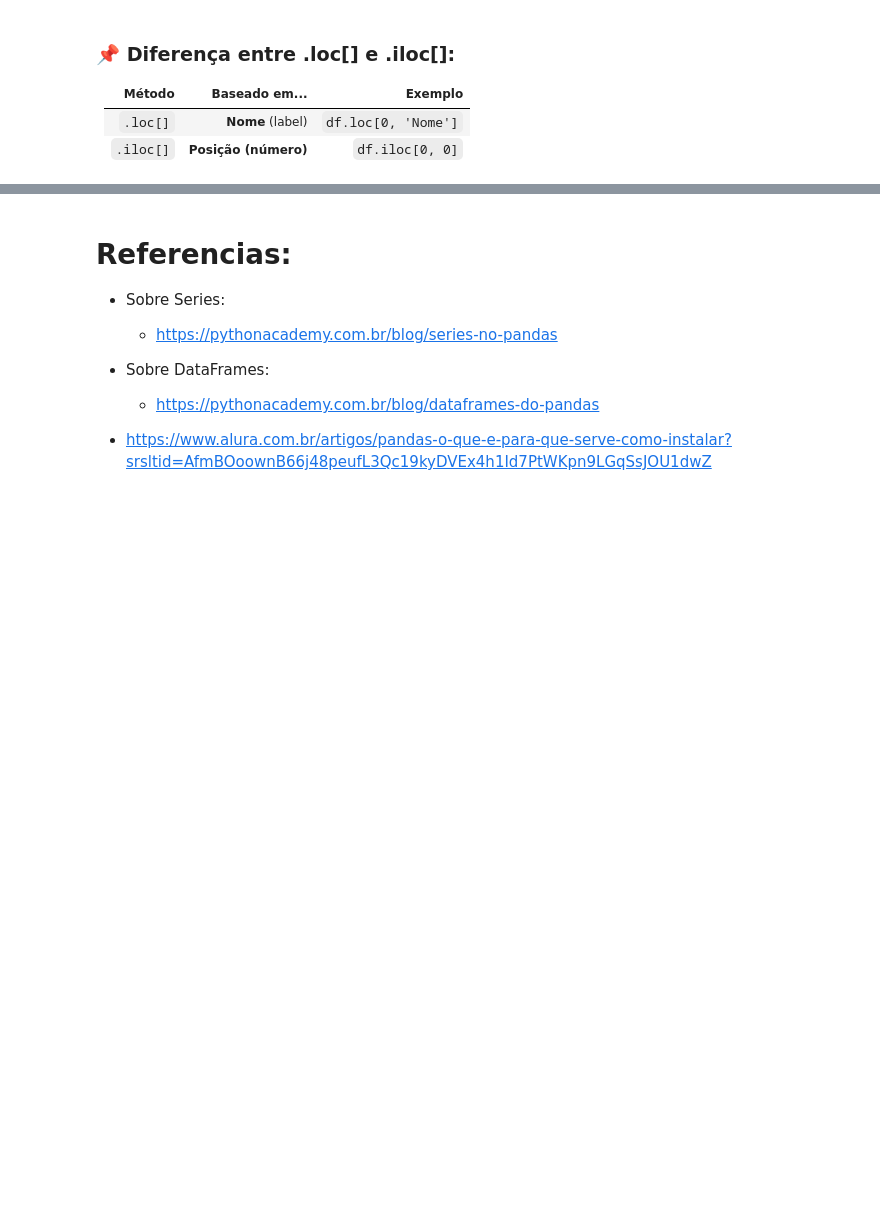
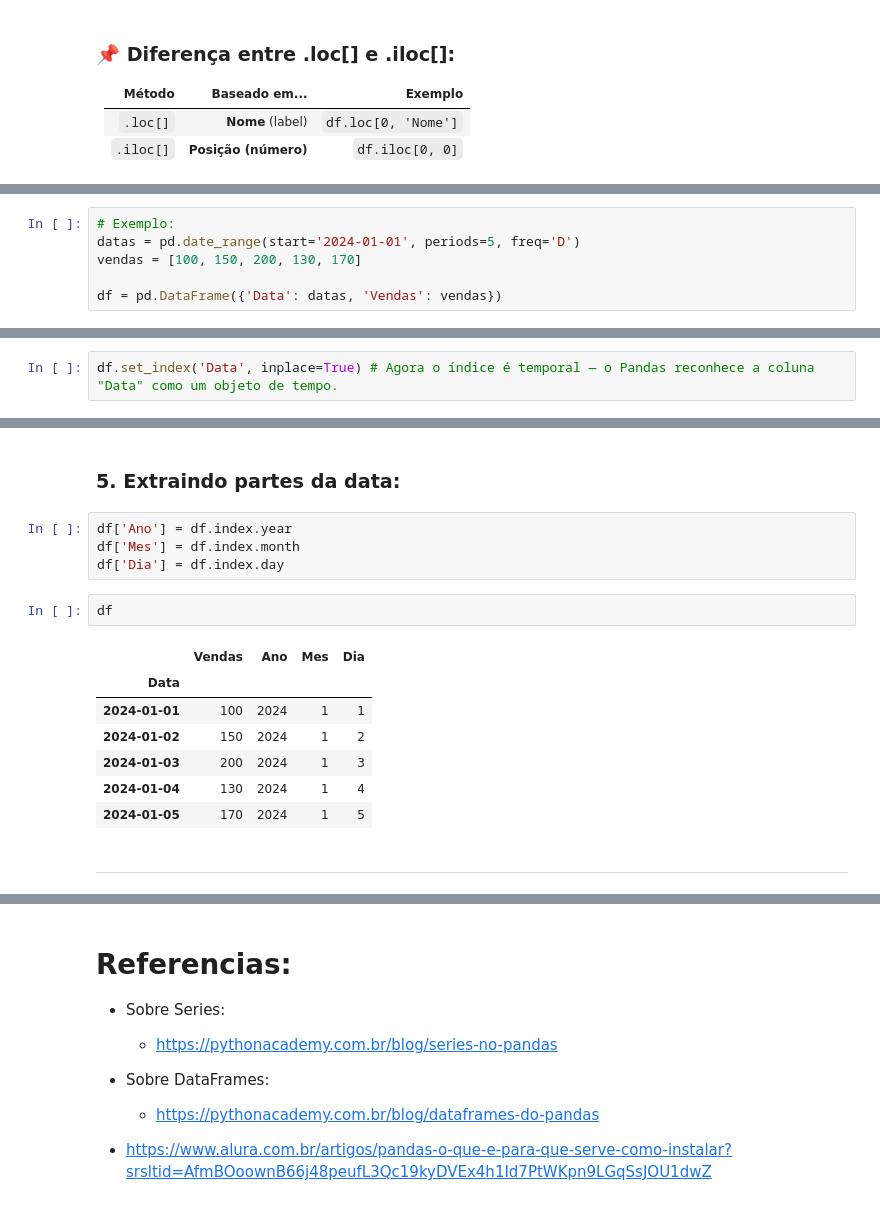
Before and after one commit to joao-victor-73/python.estudos, a Jupyter notebook: Estudos/Analise de Dados/Conceitos básicos pandas.ipynb, the cells around one changed output, grey strips where cells are left out. Saved outputs shown, nothing was run; the diff lists cells and outputs as text; blank space fills up the shorter version.

Commit message:
resolvendo exercicios de pandas

```diff
--- a/Estudos/Analise de Dados/Conceitos básicos pandas.ipynb
+++ b/Estudos/Analise de Dados/Conceitos básicos pandas.ipynb
@@ -395,0 +1113,6 @@ df.iloc[0:2, 0:2]    # Linhas 0 e 1, Colunas 0 e 1
+# %%
+# Exemplo:
+datas = pd.date_range(start='2024-01-01', periods=5, freq='D')
+vendas = [100, 150, 200, 130, 170]
+
+df = pd.DataFrame({'Data': datas, 'Vendas': vendas})
@@ -395,0 +1130,2 @@ df.iloc[0:2, 0:2]    # Linhas 0 e 1, Colunas 0 e 1
+# %%
+df.set_index('Data', inplace=True) # Agora o índice é temporal — o Pandas reconhece a coluna "Data" como um objeto de tempo.
@@ -395,0 +1186,18 @@ df.iloc[0:2, 0:2]    # Linhas 0 e 1, Colunas 0 e 1
+# %% [markdown]
+### 5. Extraindo partes da data:
+# %%
+df['Ano'] = df.index.year
+df['Mes'] = df.index.month
+df['Dia'] = df.index.day
+# %%
+df
+# %% [output]
+|  | Vendas | Ano | Mes | Dia |
+| Data |  |  |  |  |
+| 2024-01-01 | 100 | 2024 | 1 | 1 |
+| 2024-01-02 | 150 | 2024 | 1 | 2 |
+| 2024-01-03 | 200 | 2024 | 1 | 3 |
+| 2024-01-04 | 130 | 2024 | 1 | 4 |
+| 2024-01-05 | 170 | 2024 | 1 | 5 |
+# %% [markdown]
+___
```
Also changed, not shown: parts of 145 cells of this notebook, 11 other files.
